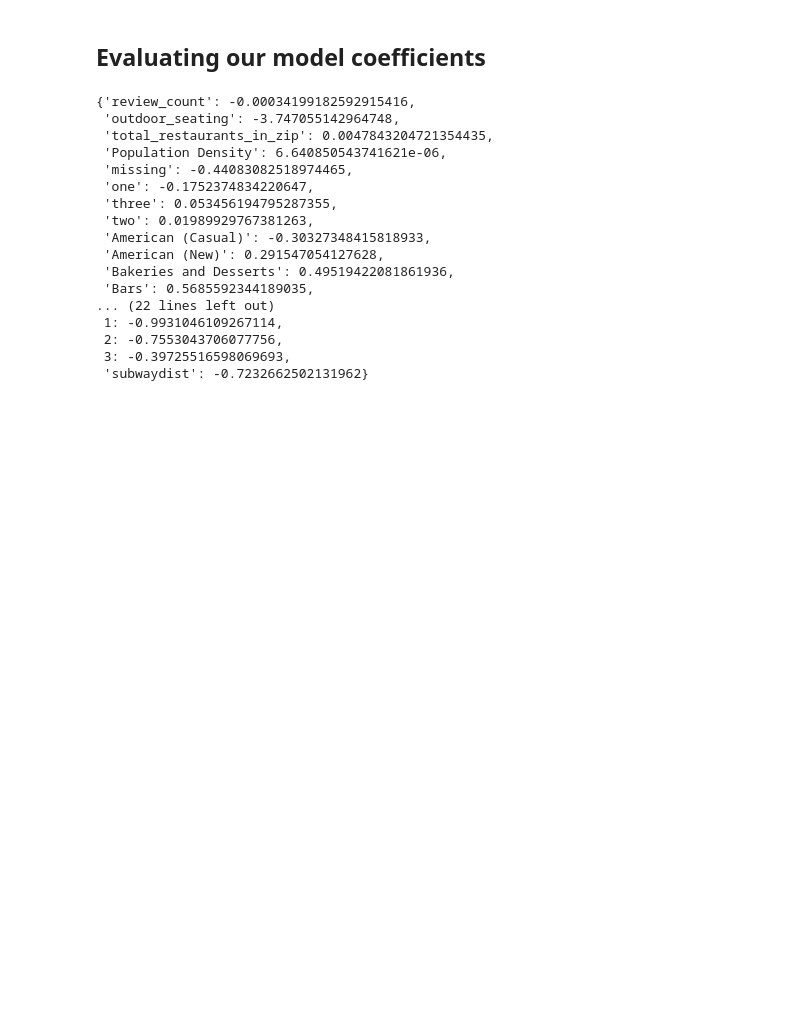
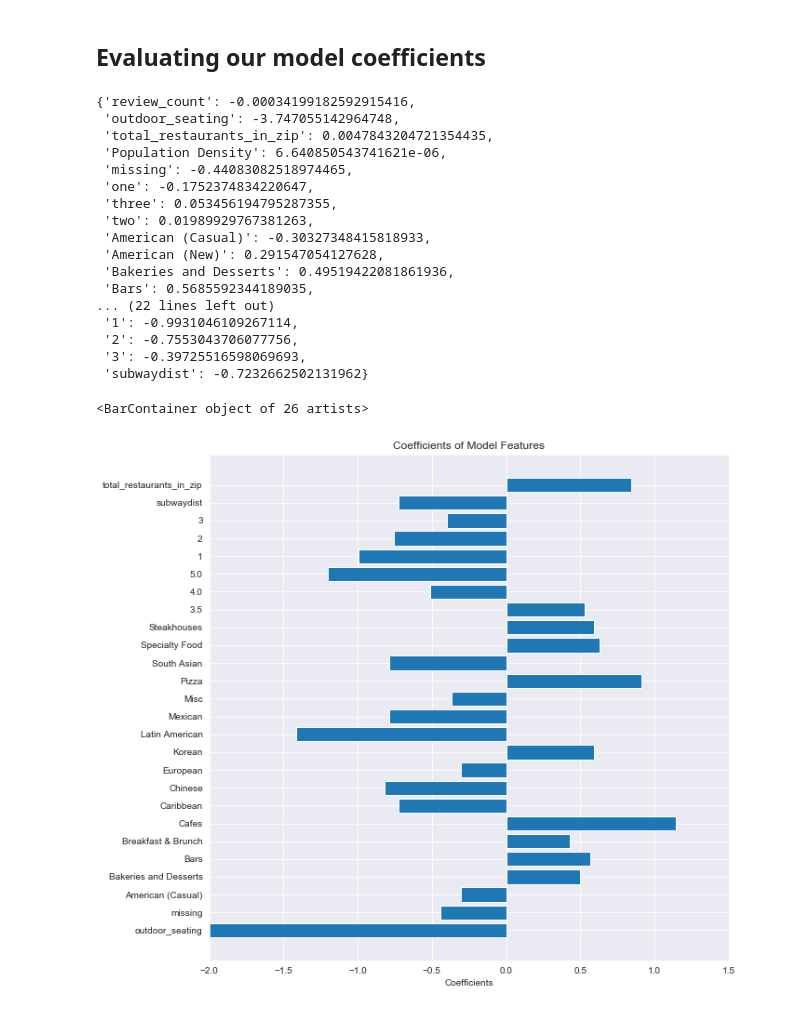
Before and after one commit to bagnine/nyc_restaurant_project, a Jupyter notebook: models.ipynb, the cells around one changed output. Drawn from its saved outputs; the diff is of its cells as text; code cells hidden in the pictures; blank space fills up the shorter version.

Commit message:
models refit

```diff
--- a/models.ipynb
+++ b/models.ipynb
@@ -269,7 +267,7 @@ This gave us a slight boost in accuracy and precision.
 # %%
 coef_dict = {}
 for i in range(0, len(lr.coef_[0])):
-    coef_dict.update({X_test_maxft_mod.columns[i]:lr.coef_[0][i]})
+    coef_dict.update({str(X_test_maxft_mod.columns[i]):lr.coef_[0][i]})
 coef_dict
 # %% [output]
 {'review_count': -0.00034199182592915416,
@@ -285,7 +283,23 @@ coef_dict
  'Bakeries and Desserts': 0.49519422081861936,
  'Bars': 0.5685592344189035,
 ... (22 lines left out)
- 1: -0.9931046109267114,
- 2: -0.7553043706077756,
- 3: -0.39725516598069693,
+ '1': -0.9931046109267114,
+ '2': -0.7553043706077756,
+ '3': -0.39725516598069693,
  'subwaydist': -0.7232662502131962}
+# %%
+coef_dict_mod = {}
+for i, j in coef_dict.items():
+    if abs(j) > .3:
+        coef_dict_mod.update({i:j})
+coef_dict_mod['total_restaurants_in_zip'] = 0.846
+# %%
+fig, ax = plt.subplots(figsize = (10,10))
+sns.set_style('darkgrid')
+plt.title('Coefficients of Model Features')
+plt.xlabel('Coefficients')
+plt.xlim(-2, 1.5)
+plt.barh(y= list(coef_dict_mod.keys()), width = list(coef_dict_mod.values()))
+# %% [output]
+<BarContainer object of 26 artists>
+[figure, added]
```
Also changed, not shown: parts of 2 cells of this notebook, 1 other file.
